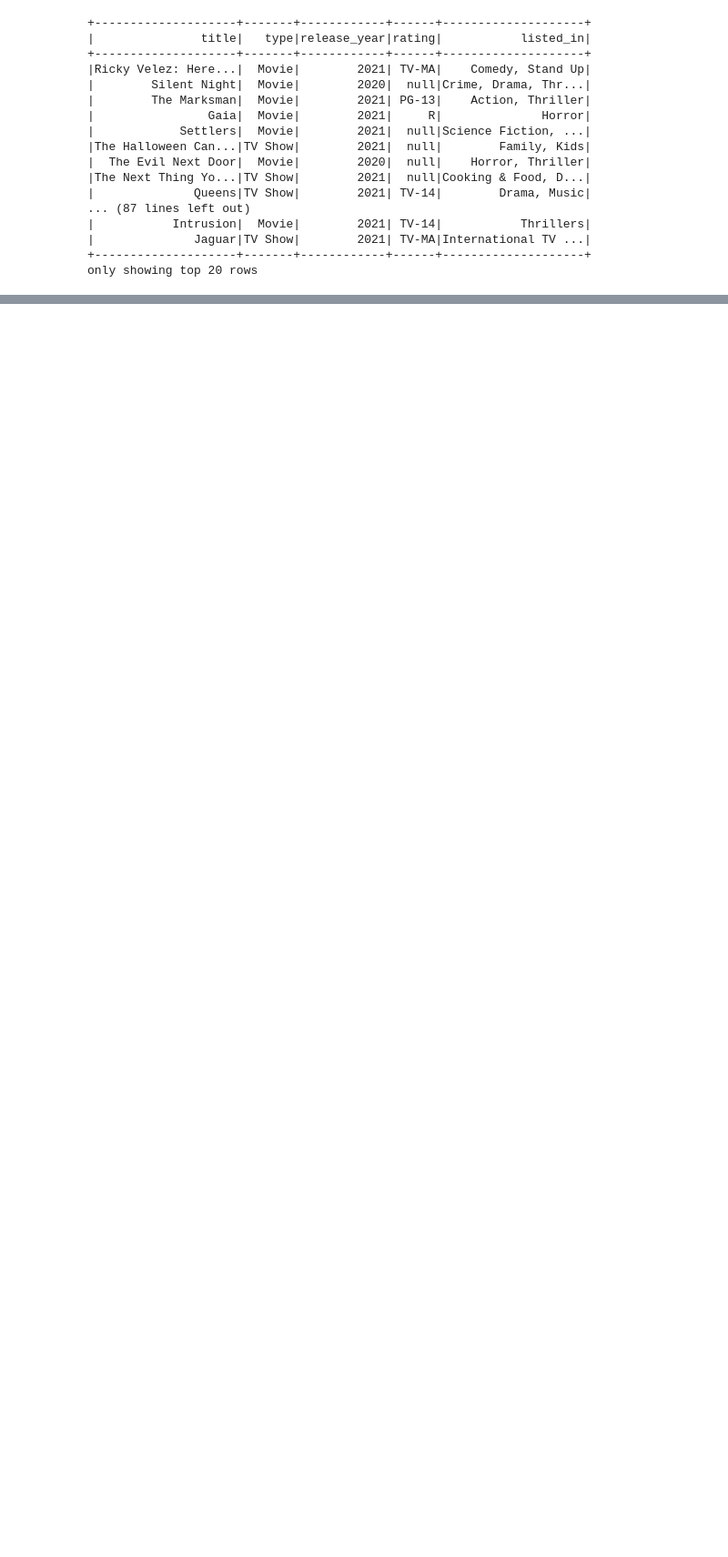
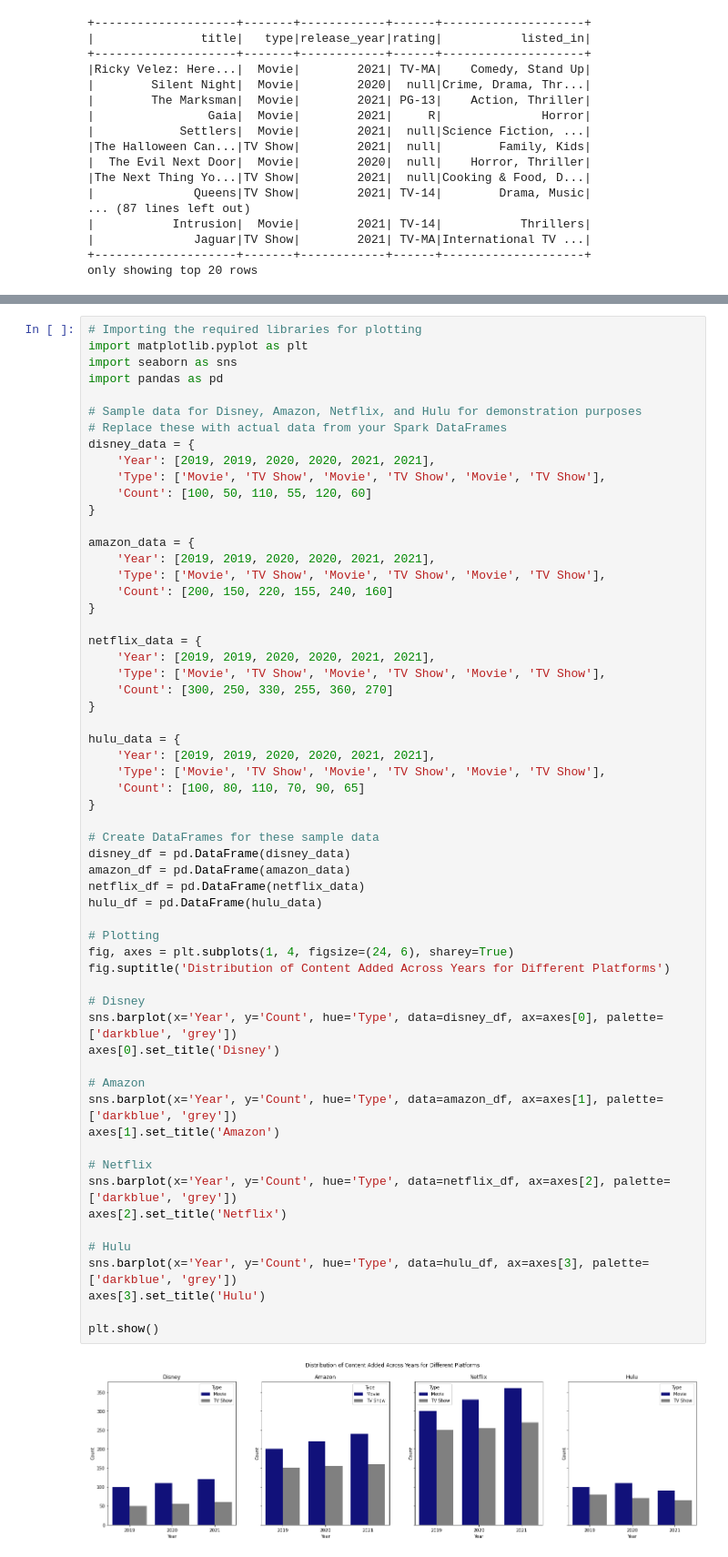
Before and after one commit to Fabio-Poli/CCT-Dublin.SEM2, a Jupyter notebook: CA 1 - SEM 2.ipynb, the cells around one changed output, grey strips where cells are left out. Shown: that part at 91% size. Drawn from its saved outputs; the diff is of its cells as text; blank space fills up the shorter version.

```diff
--- a/CA 1 - SEM 2.ipynb
+++ b/CA 1 - SEM 2.ipynb
@@ -181,0 +339,61 @@ netflix_pd = netflix_year_grouped.toPandas()
+# %%
+# Importing the required libraries for plotting
+import matplotlib.pyplot as plt
+import seaborn as sns
+import pandas as pd
+
+# Sample data for Disney, Amazon, Netflix, and Hulu for demonstration purposes
+# Replace these with actual data from your Spark DataFrames
+disney_data = {
+    'Year': [2019, 2019, 2020, 2020, 2021, 2021],
+    'Type': ['Movie', 'TV Show', 'Movie', 'TV Show', 'Movie', 'TV Show'],
+    'Count': [100, 50, 110, 55, 120, 60]
+}
+
+amazon_data = {
+    'Year': [2019, 2019, 2020, 2020, 2021, 2021],
+    'Type': ['Movie', 'TV Show', 'Movie', 'TV Show', 'Movie', 'TV Show'],
+    'Count': [200, 150, 220, 155, 240, 160]
+}
+
+netflix_data = {
+    'Year': [2019, 2019, 2020, 2020, 2021, 2021],
+    'Type': ['Movie', 'TV Show', 'Movie', 'TV Show', 'Movie', 'TV Show'],
+    'Count': [300, 250, 330, 255, 360, 270]
+}
+
+hulu_data = {
+    'Year': [2019, 2019, 2020, 2020, 2021, 2021],
+    'Type': ['Movie', 'TV Show', 'Movie', 'TV Show', 'Movie', 'TV Show'],
+    'Count': [100, 80, 110, 70, 90, 65]
+}
+
+# Create DataFrames for these sample data
+disney_df = pd.DataFrame(disney_data)
+amazon_df = pd.DataFrame(amazon_data)
+netflix_df = pd.DataFrame(netflix_data)
+hulu_df = pd.DataFrame(hulu_data)
+
+# Plotting
+fig, axes = plt.subplots(1, 4, figsize=(24, 6), sharey=True)
+fig.suptitle('Distribution of Content Added Across Years for Different Platforms')
+
+# Disney
+sns.barplot(x='Year', y='Count', hue='Type', data=disney_df, ax=axes[0], palette=['darkblue', 'grey'])
+axes[0].set_title('Disney')
+
+# Amazon
+sns.barplot(x='Year', y='Count', hue='Type', data=amazon_df, ax=axes[1], palette=['darkblue', 'grey'])
+axes[1].set_title('Amazon')
+
+# Netflix
+sns.barplot(x='Year', y='Count', hue='Type', data=netflix_df, ax=axes[2], palette=['darkblue', 'grey'])
+axes[2].set_title('Netflix')
+
+# Hulu
+sns.barplot(x='Year', y='Count', hue='Type', data=hulu_df, ax=axes[3], palette=['darkblue', 'grey'])
+axes[3].set_title('Hulu')
+
+plt.show()
+# %% [output]
+[figure, added]
```
Also changed, not shown: parts of 26 cells of this notebook.
